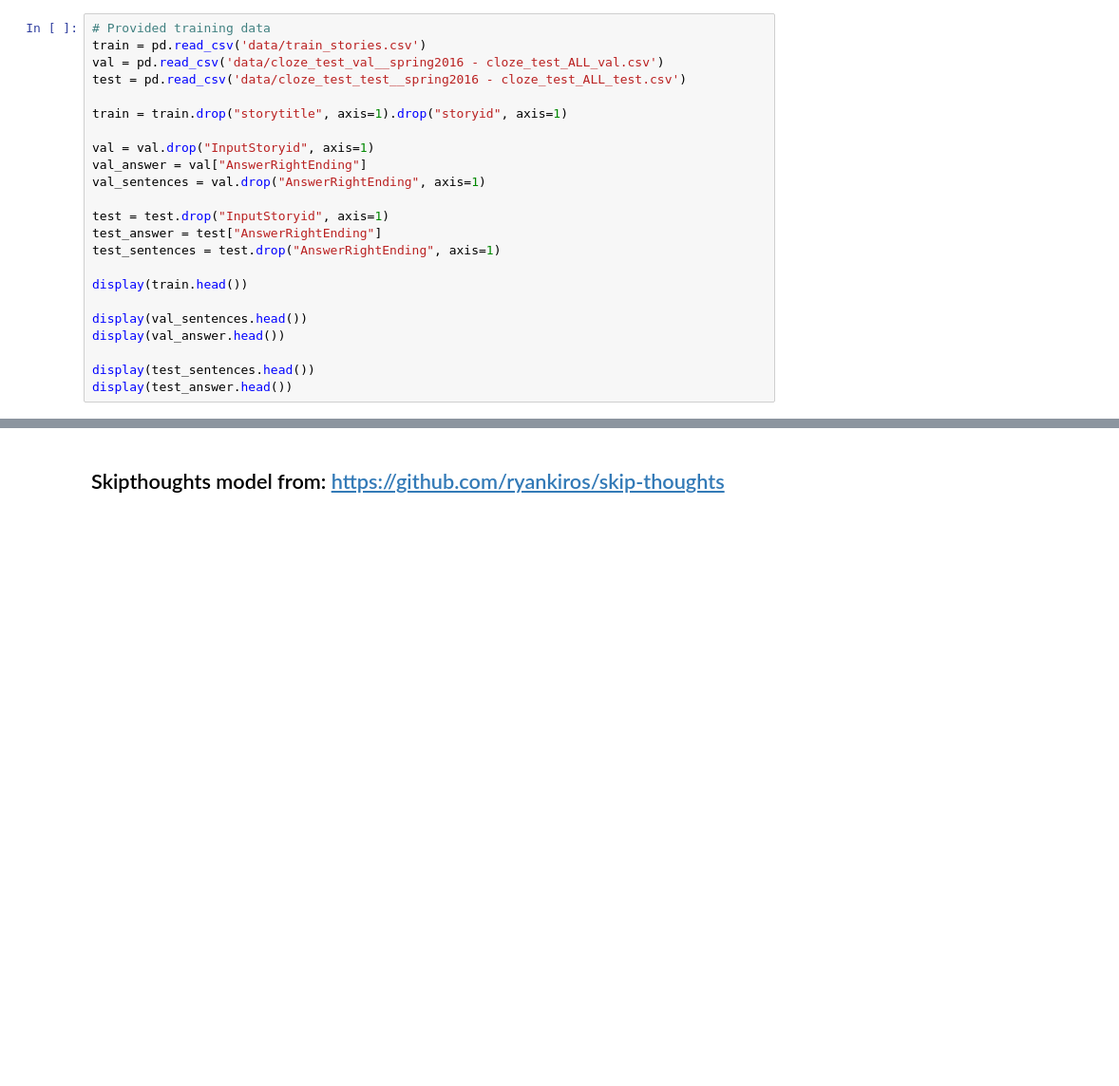
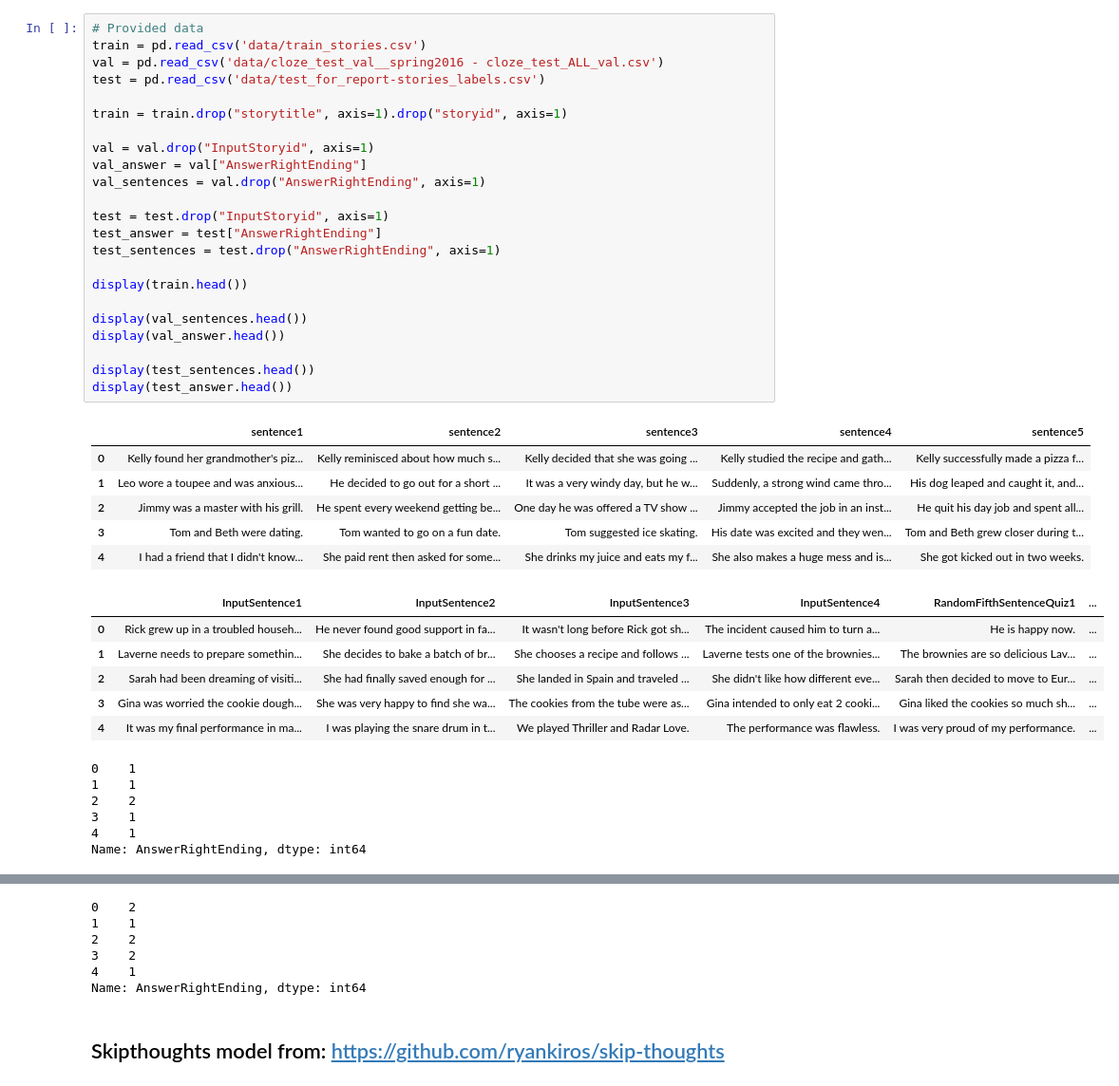
Before and after one commit to mounir-12/NLU-projects, a Jupyter notebook: project2/simple approach/Simple Approach LS.ipynb, the cells around one changed output, grey strips where cells are left out. Shown: that part at 95% size. Saved outputs shown, nothing was run; the diff lists cells and outputs as text; blank space fills up the shorter version.

```diff
--- a/project2/simple approach/Simple Approach LS.ipynb
+++ b/project2/simple approach/Simple Approach LS.ipynb
@@ -18,25 +19,44 @@ WARNING (theano.tensor.blas): Using NumPy C-API based implementation for BLAS fu
 [nltk_data]   Package punkt is already up-to-date!
 Using TensorFlow backend.
 # %%
-# Provided training data
+# Provided data
 train = pd.read_csv('data/train_stories.csv')
 val = pd.read_csv('data/cloze_test_val__spring2016 - cloze_test_ALL_val.csv')
-test = pd.read_csv('data/cloze_test_test__spring2016 - cloze_test_ALL_test.csv')
+test = pd.read_csv('data/test_for_report-stories_labels.csv')
 
 train = train.drop("storytitle", axis=1).drop("storyid", axis=1)
 
 val = val.drop("InputStoryid", axis=1)
 val_answer = val["AnswerRightEnding"]
 val_sentences = val.drop("AnswerRightEnding", axis=1)
 
 test = test.drop("InputStoryid", axis=1)
 test_answer = test["AnswerRightEnding"]
 test_sentences = test.drop("AnswerRightEnding", axis=1)
 
 display(train.head())
 
 display(val_sentences.head())
 display(val_answer.head())
 
 display(test_sentences.head())
 display(test_answer.head())
+# %% [output]
+|  | sentence1 | sentence2 | sentence3 | sentence4 | sentence5 |
+| 0 | Kelly found her grandmother's piz... | Kelly reminisced about how much s... | Kelly decided that she was going ... | Kelly studied the recipe and gath... | Kelly successfully made a pizza f... |
+| 1 | Leo wore a toupee and was anxious... | He decided to go out for a short ... | It was a very windy day, but he w... | Suddenly, a strong wind came thro... | His dog leaped and caught it, and... |
+| 2 | Jimmy was a master with his grill. | He spent every weekend getting be... | One day he was offered a TV show ... | Jimmy accepted the job in an inst... | He quit his day job and spent all... |
+| 3 | Tom and Beth were dating. | Tom wanted to go on a fun date. | Tom suggested ice skating. | His date was excited and they wen... | Tom and Beth grew closer during t... |
+| 4 | I had a friend that I didn't know... | She paid rent then asked for some... | She drinks my juice and eats my f... | She also makes a huge mess and is... | She got kicked out in two weeks. |
+|  | InputSentence1 | InputSentence2 | InputSentence3 | InputSentence4 | RandomFifthSentenceQuiz1 | ... |
+| 0 | Rick grew up in a troubled househ... | He never found good support in fa... | It wasn't long before Rick got sh... | The incident caused him to turn a... | He is happy now. | ... |
+| 1 | Laverne needs to prepare somethin... | She decides to bake a batch of br... | She chooses a recipe and follows ... | Laverne tests one of the brownies... | The brownies are so delicious Lav... | ... |
+| 2 | Sarah had been dreaming of visiti... | She had finally saved enough for ... | She landed in Spain and traveled ... | She didn't like how different eve... | Sarah then decided to move to Eur... | ... |
+| 3 | Gina was worried the cookie dough... | She was very happy to find she wa... | The cookies from the tube were as... | Gina intended to only eat 2 cooki... | Gina liked the cookies so much sh... | ... |
+| 4 | It was my final performance in ma... | I was playing the snare drum in t... | We played Thriller and Radar Love. | The performance was flawless. | I was very proud of my performance. | ... |
+0    1
+1    1
+2    2
+3    1
+4    1
+Name: AnswerRightEnding, dtype: int64
@@ -43,3 +69,9 @@ display(test_answer.head())
+0    2
+1    1
+2    2
+3    2
+4    1
+Name: AnswerRightEnding, dtype: int64
 # %% [markdown]
 ## Skipthoughts model from: https://github.com/ryankiros/skip-thoughts
 # %%
```
Also changed, not shown: parts of 19 cells of this notebook, 7 other files.
